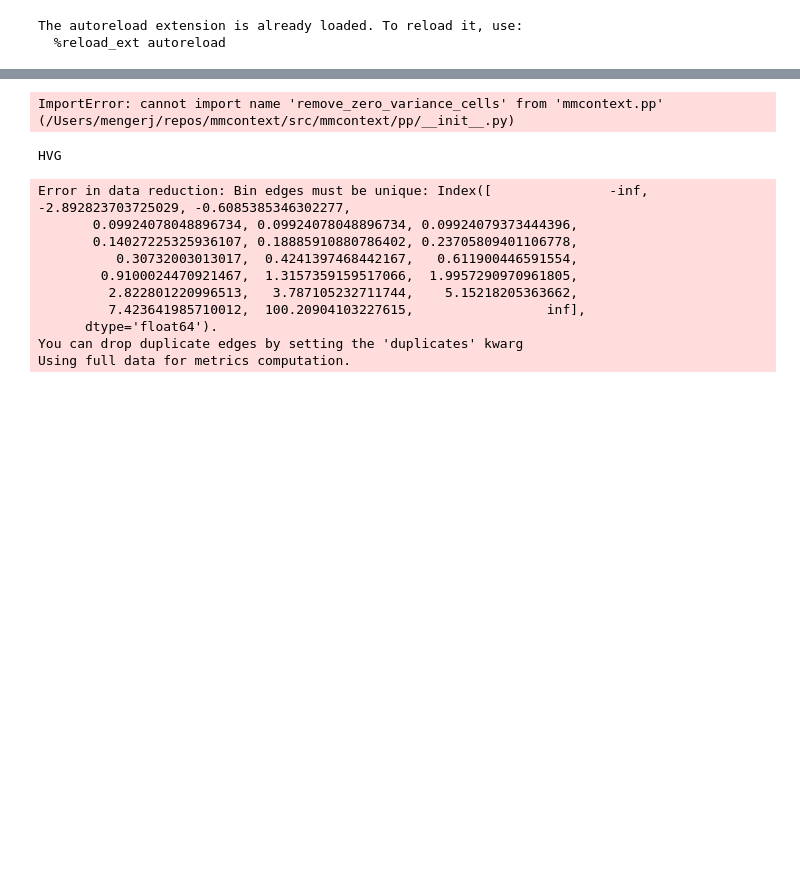
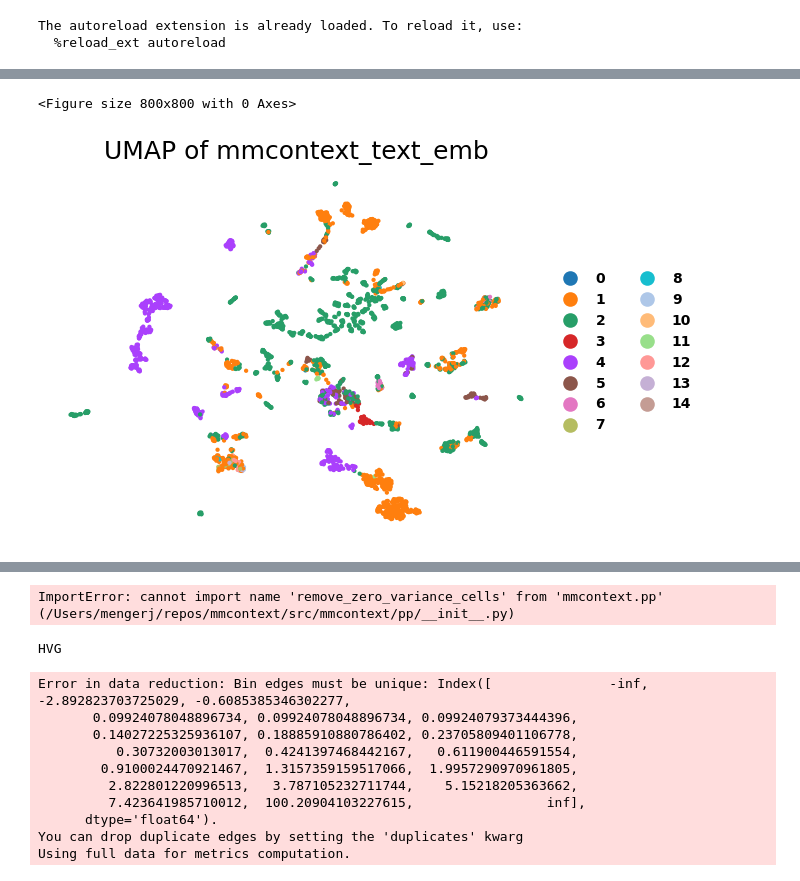
Before and after one commit to mengerj/mmcontext, a Jupyter notebook: exploratory/notebooks/evaluate_model.ipynb, the cells around one changed output, grey strips where cells are left out. Cells and saved outputs as stored; diff of their text form; code cells hidden in the pictures; blank space fills up the shorter version.

```diff
--- a/exploratory/notebooks/evaluate_model.ipynb
+++ b/exploratory/notebooks/evaluate_model.ipynb
@@ -7,7 +7,10 @@ The autoreload extension is already loaded. To reload it, use:
 # %%
 from datasets import load_dataset
 
-test_dataset = load_dataset("jo-mengr/geo_7k_cellxgene_3_5k_pairs")["val"]
+dataset_name = "geo_7k_cellxgene_3_5k_multiplets"
+dataset = load_dataset(f"jo-mengr/{dataset_name}")
+test_dataset = dataset["train"]
+# test_dataset = load_dataset("jo-mengr/human_pancreas_norm_complexBatch_single")["train"]
 # %%
 from sentence_transformers import SentenceTransformer
 
@@ -25,0 +47,11 @@ adata.obsm["mmcontext_text_emb"] = text_embeddings
+# %%
+# Visualise the embeddings
+from mmcontext.pl import plot_umap
+from mmcontext.pp.utils import consolidate_low_frequency_categories
+
+adata_cut = consolidate_low_frequency_categories(adata, ["cell_type"], threshold=10)
+label_key = "_scvi_batch"
+plot_umap(adata_cut, color_key=label_key, embedding_key="mmcontext_text_emb")
+# %% [output]
+<Figure size 800x800 with 0 Axes>
+[figure, added]
```
Also changed, not shown: parts of 15 cells of this notebook.
